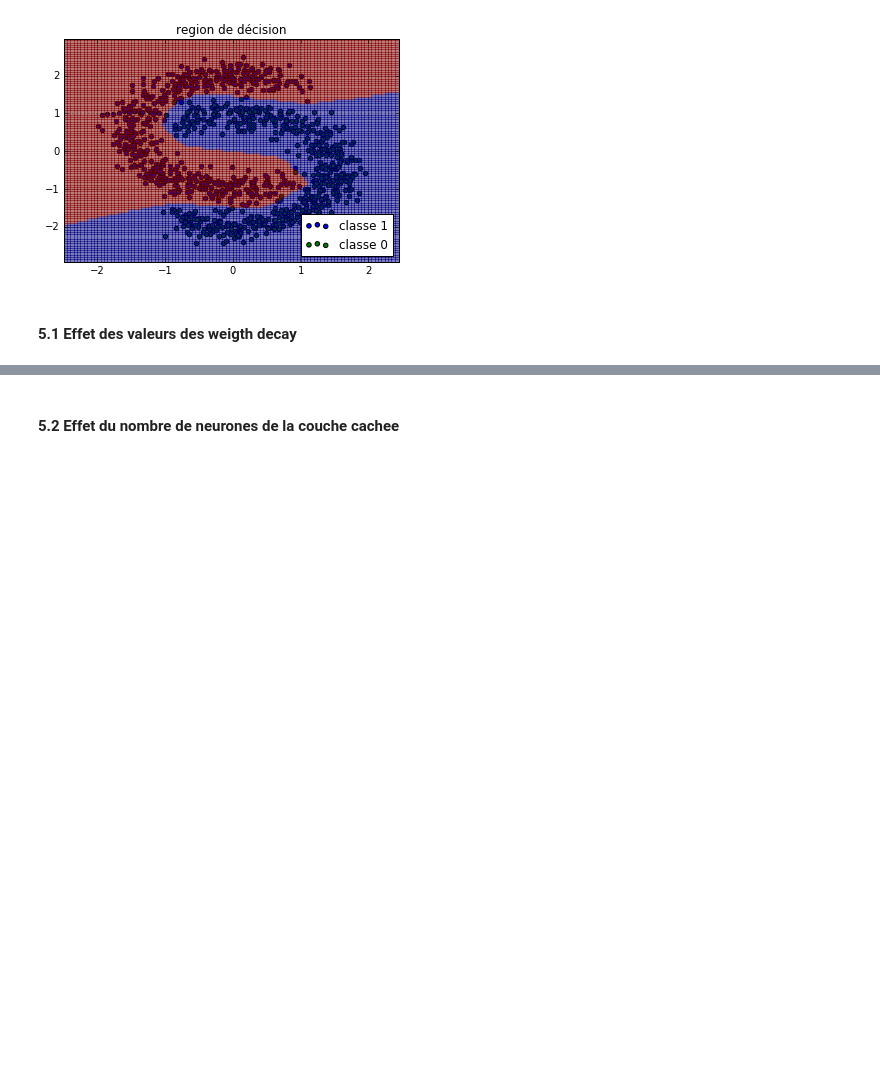
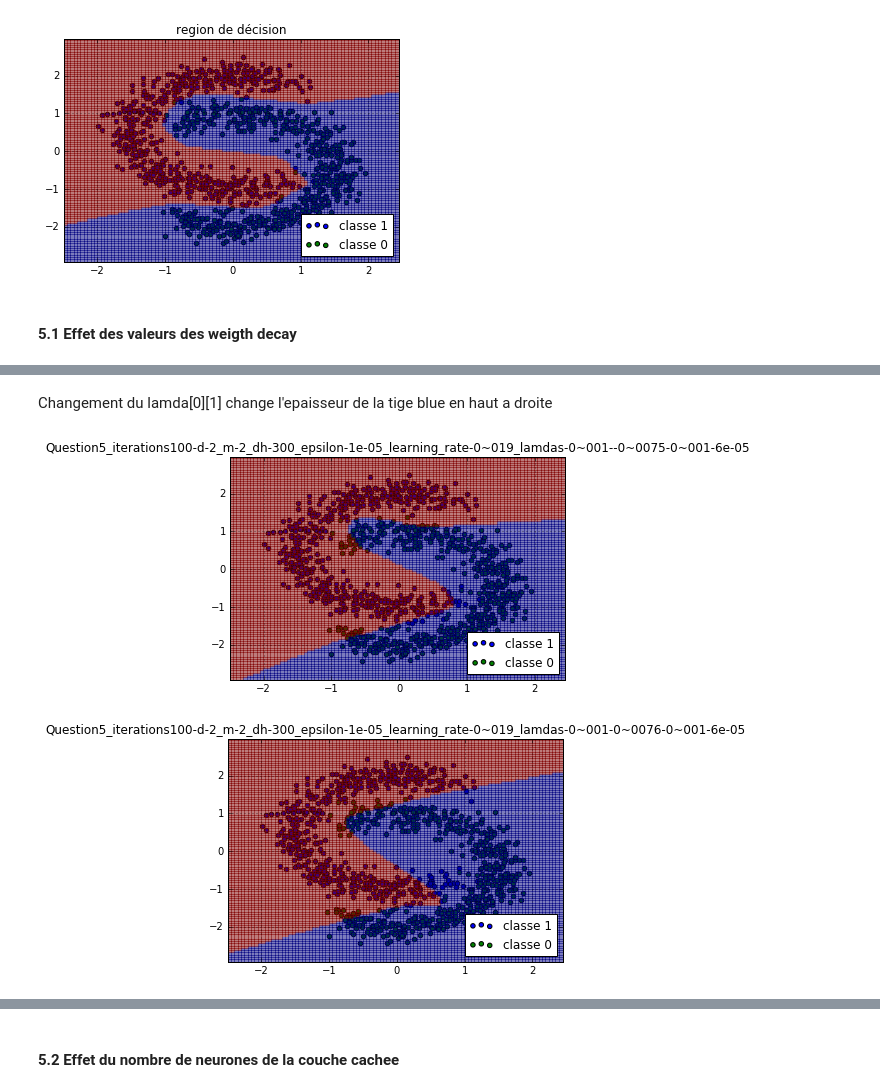
Before and after one commit to mabounassif/IFT6390, a Jupyter notebook: devoirs/d2/D2_p1_7a.ipynb, the cells around one changed output, grey strips where cells are left out. Drawn from its saved outputs; the diff is of its cells as text; code cells hidden in the pictures; blank space fills up the shorter version.

```diff
--- a/devoirs/d2/D2_p1_7a.ipynb
+++ b/devoirs/d2/D2_p1_7a.ipynb
@@ -190,0 +178,8 @@ model_fit(d, m, dh, epsilon, train, target, np.matrix([[0.001, 0.0001],[0.001, 0
+# %% [markdown]
+Changement du lamda[0][1] change l'epaisseur de la tige blue en haut a droite
+# %%
+model_fit(d, m, dh, epsilon, train, target, np.matrix([[0.001, -0.0075],[0.001, 0.00006]]), learning_rate, data)
+model_fit(d, m, dh, epsilon, train, target, np.matrix([[0.001, 0.0076],[0.001, 0.00006]]), learning_rate, data)
+# %% [output]
+[figure, added]
+[figure, added]
```
Also changed, not shown: parts of 9 cells of this notebook, 3 other files.
